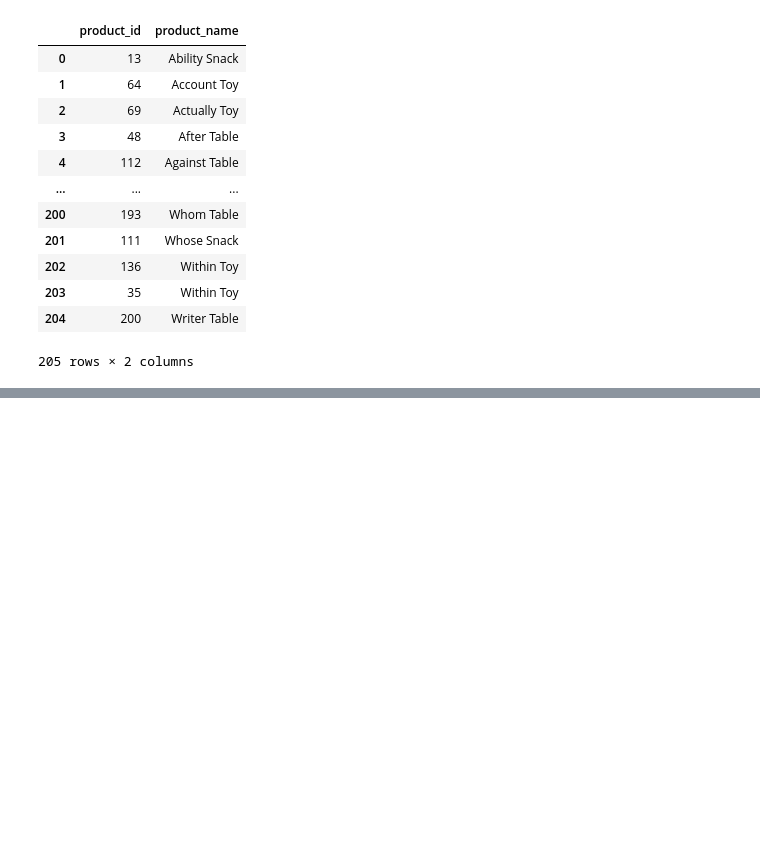
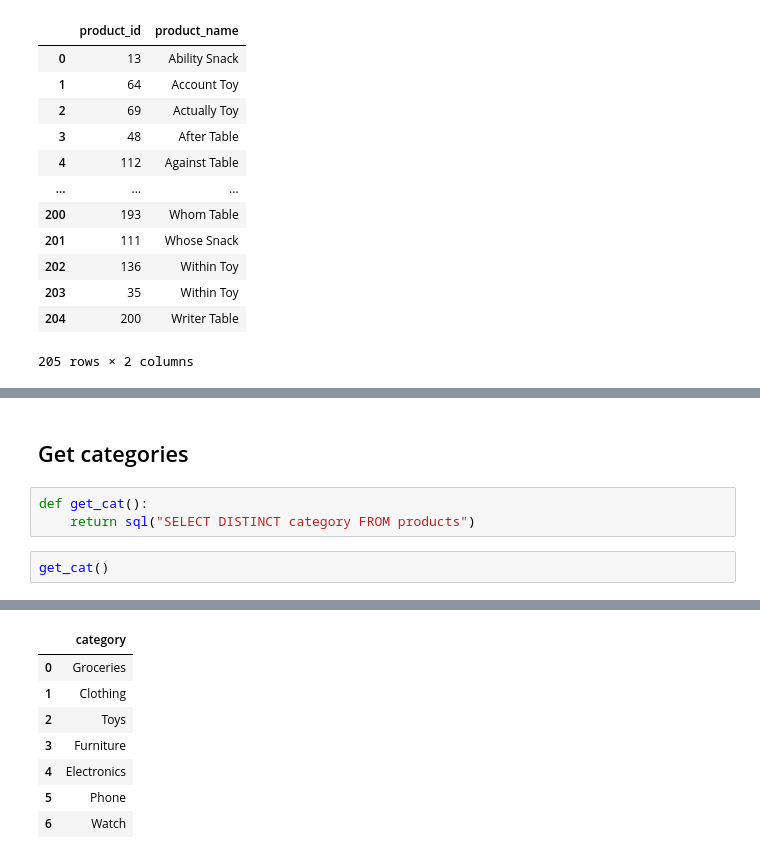
Before and after one commit to Coolbuddy145/Advanced-SQL-and-Python-UI, a Jupyter notebook: analysis.ipynb, the cells around one changed output, grey strips where cells are left out. Cells and saved outputs as stored; diff of their text form; blank space fills up the shorter version.

Commit message:
Completed add product logic and everything related to it

```diff
--- a/analysis.ipynb
+++ b/analysis.ipynb
@@ -304,0 +316,8 @@ def product_selector(get_products):
+# %% [markdown]
+## Get categories
+# %%
+def get_cat():
+    return sql("SELECT DISTINCT category FROM products")
+# %%
+get_cat()
+# %% [output]
@@ -304,0 +328,8 @@ def product_selector(get_products):
+|  | category |
+| 0 | Groceries |
+| 1 | Clothing |
+| 2 | Toys |
+| 3 | Furniture |
+| 4 | Electronics |
+| 5 | Phone |
+| 6 | Watch |
```
Also changed, not shown: parts of 7 cells of this notebook, 3 other files.
